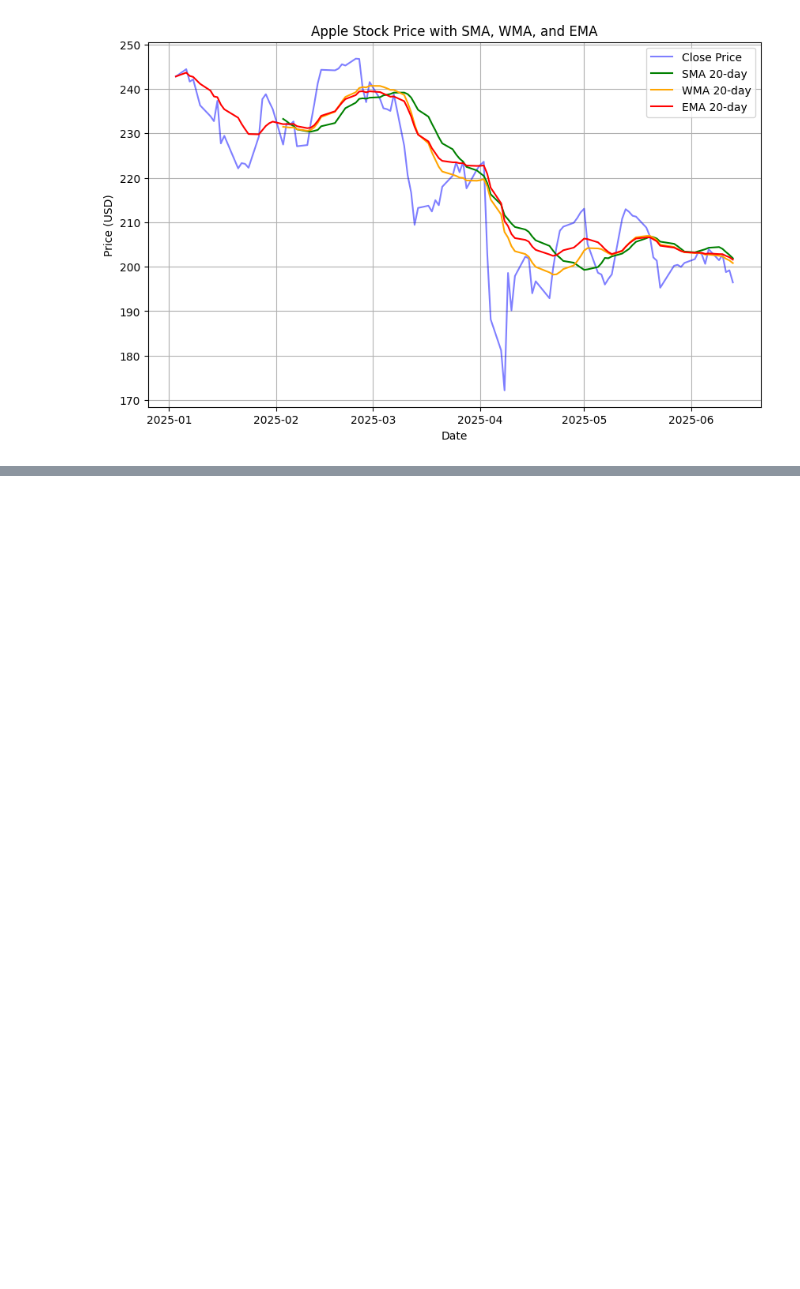
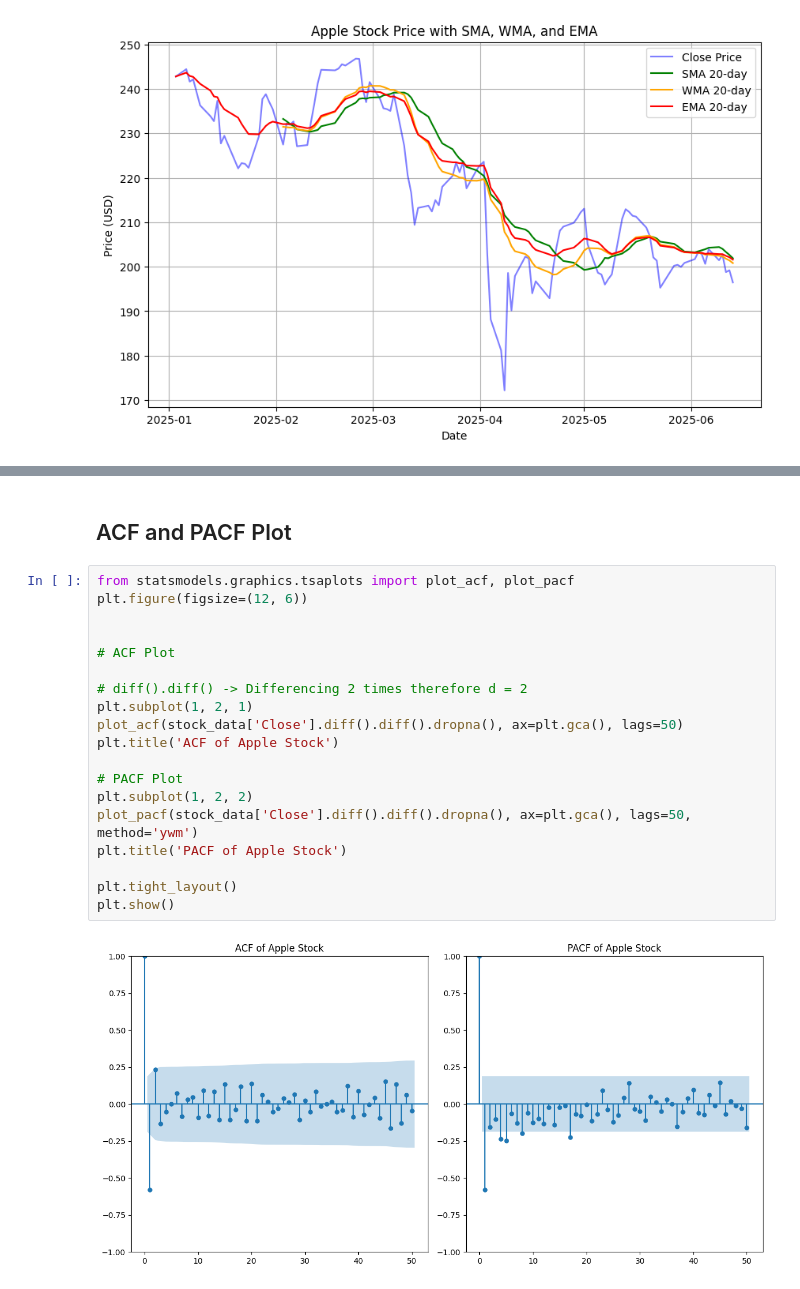
Before and after one commit to itzuditsharma/Time-Series-Analysis, a Jupyter notebook: 01_Temporal_Components.ipynb, the cells around one changed output, grey strips where cells are left out. Saved outputs shown, nothing was run; the diff lists cells and outputs as text; blank space fills up the shorter version.

Commit message:
Added till ACF and PACF

```diff
--- a/01_Temporal_Components.ipynb
+++ b/01_Temporal_Components.ipynb
@@ -866,0 +909,23 @@ plt.show()
+# %% [markdown]
+## ACF and PACF Plot
+# %%
+from statsmodels.graphics.tsaplots import plot_acf, plot_pacf
+plt.figure(figsize=(12, 6))
+
+
+# ACF Plot
+
+# diff().diff() -> Differencing 2 times therefore d = 2
+plt.subplot(1, 2, 1)
+plot_acf(stock_data['Close'].diff().diff().dropna(), ax=plt.gca(), lags=50)
+plt.title('ACF of Apple Stock')
+
+# PACF Plot
+plt.subplot(1, 2, 2)
+plot_pacf(stock_data['Close'].diff().diff().dropna(), ax=plt.gca(), lags=50, method='ywm')
+plt.title('PACF of Apple Stock')
+
+plt.tight_layout()
+plt.show()
+# %% [output]
+[figure, added]
```
Also changed, not shown: parts of 4 cells of this notebook.
